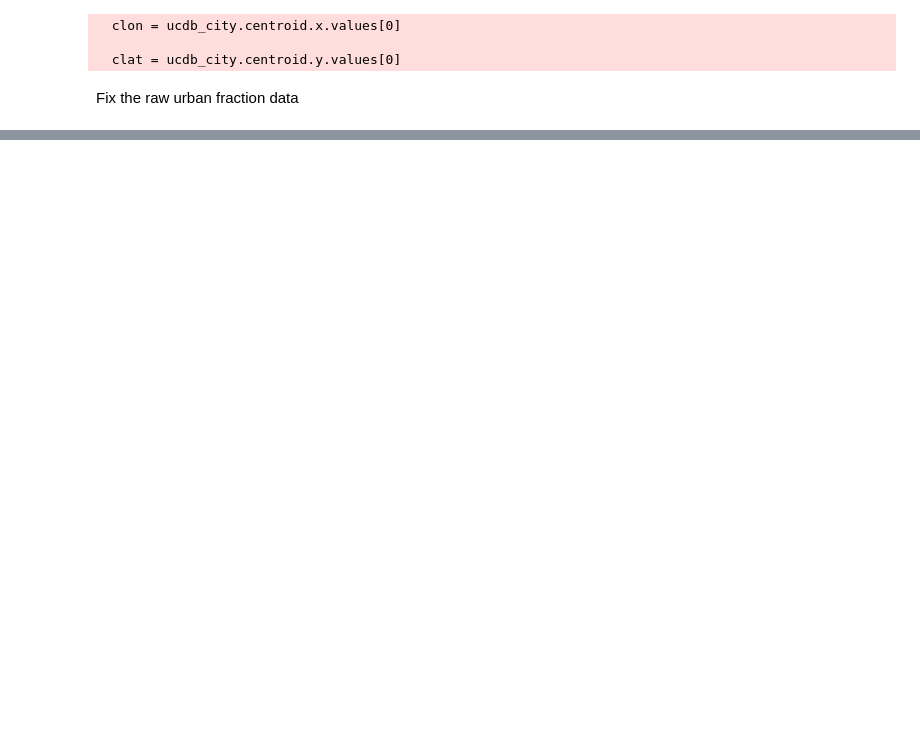
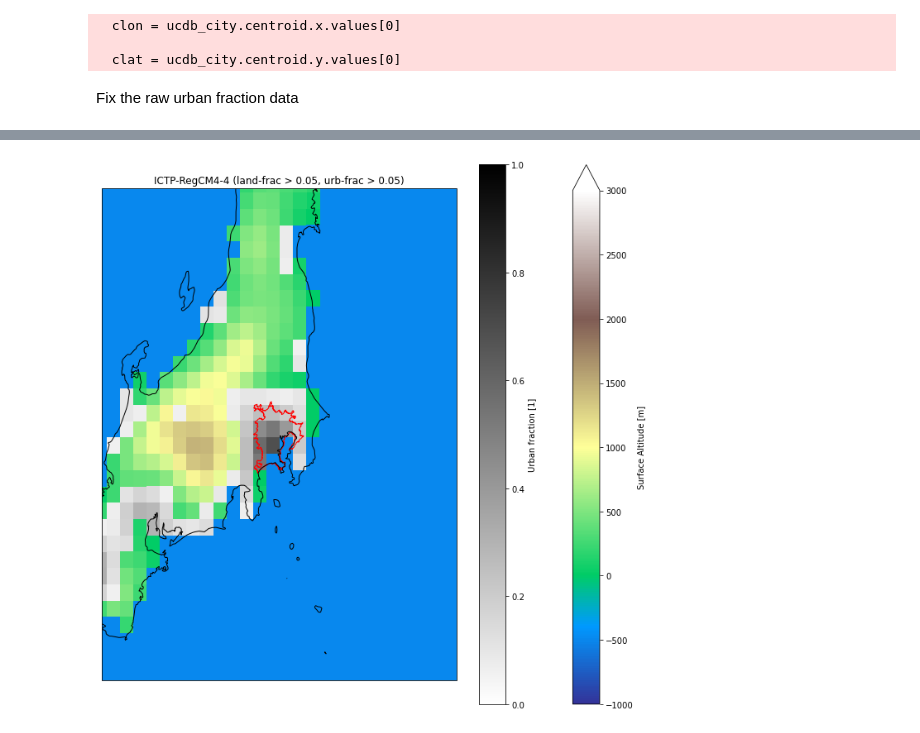
Before and after one commit to FPS-URB-RCC/CORDEX-CORE-WG, a Jupyter notebook: static_fields.ipynb, the cells around one changed output, grey strips where cells are left out. Drawn from its saved outputs; the diff is of its cells as text; code cells hidden in the pictures; blank space fills up the shorter version.

```diff
--- a/static_fields.ipynb
+++ b/static_fields.ipynb
@@ -66,0 +74,3 @@ t = ucdb_city.plot(ax=ax, transform=lonlat, facecolor="none", edgecolor="red")
+# %%
+ords = xr.open_dataset('data/RegCM/orography/orog_EAS-22_NCC-NorESM1-M_historical_r1i1p1_ICTP-RegCM4-4_v0_fx.nc')
+lfds = xr.open_dataset('data/RegCM/land-sea-mask/sftlf_EAS-22_NCC-NorESM1-M_historical_r1i1p1_ICTP-RegCM4-4_v0_fx.nc')
@@ -66,0 +79,40 @@ t = ucdb_city.plot(ax=ax, transform=lonlat, facecolor="none", edgecolor="red")
+# %%
+ufout = 'sftuf_EAS-22_NCC-NorESM1-M_historical_r1i1p1_ICTP-RegCM4-4_v0_fx.nc'
+if os.path.exists(ufout):
+  ufds = xr.open_dataset(ufout)
+else:
+  ufds_orig = xr.open_dataset('data/RegCM/urbanfraction/orig/EAS-22.nc')
+  ufnp = ufds_orig.urb_2d.values[:,15:-15,22:-22].sum(axis = 0)/100.
+  ufds = lfds.assign(sftuf = (('y','x'), ufnp, dict(
+    long_name = 'Urban fraction',
+    standard_name = 'urban_area_fraction',
+    units = '1',
+    cell_measures = 'area: areacella',
+    grid_mapping = 'crs'
+  ))).drop_vars('sftlf')
+  ufds.to_netcdf(ufout)
+# %%
+projvar = ords.orog.grid_mapping
+proj = ccrs.LambertConformal(
+  central_longitude = ords[projvar].longitude_of_central_meridian,
+  central_latitude = ords[projvar].latitude_of_projection_origin,
+  standard_parallels = ords[projvar].standard_parallel,
+  false_easting = ords[projvar].false_easting,
+  false_northing = ords[projvar].false_northing,
+# ords[projvar].semi_major_axis
+)
+lonlat = ccrs.PlateCarree()
+f = plt.figure(figsize=(12,12))
+ax = plt.axes(projection=proj)
+ords.orog.where(lfds.sftlf > land_thres*100).fillna(-500).plot(
+    ax=ax, x='lon', y='lat', transform=lonlat, cmap=plt.cm.terrain, vmin=-1000, vmax=3000
+)
+ufds.sftuf.where(ufds.sftuf > urban_thres).plot(
+    ax=ax, x='lon', y='lat', transform=lonlat, cmap=plt.cm.gray_r, vmin=0, vmax=1
+)
+ax.set_extent([clon-size, clon+size, clat-size, clat+size], crs=lonlat)
+plt.title(f'{ords.model_id} (land-frac > {land_thres}, urb-frac > {urban_thres})')
+ax.coastlines(resolution='10m', linewidth=1, color='k')
+t = ucdb_city.plot(ax=ax, transform=lonlat, facecolor="none", edgecolor="red")
+# %% [output]
+[figure, added]
```
Also changed, not shown: parts of 9 cells of this notebook.
